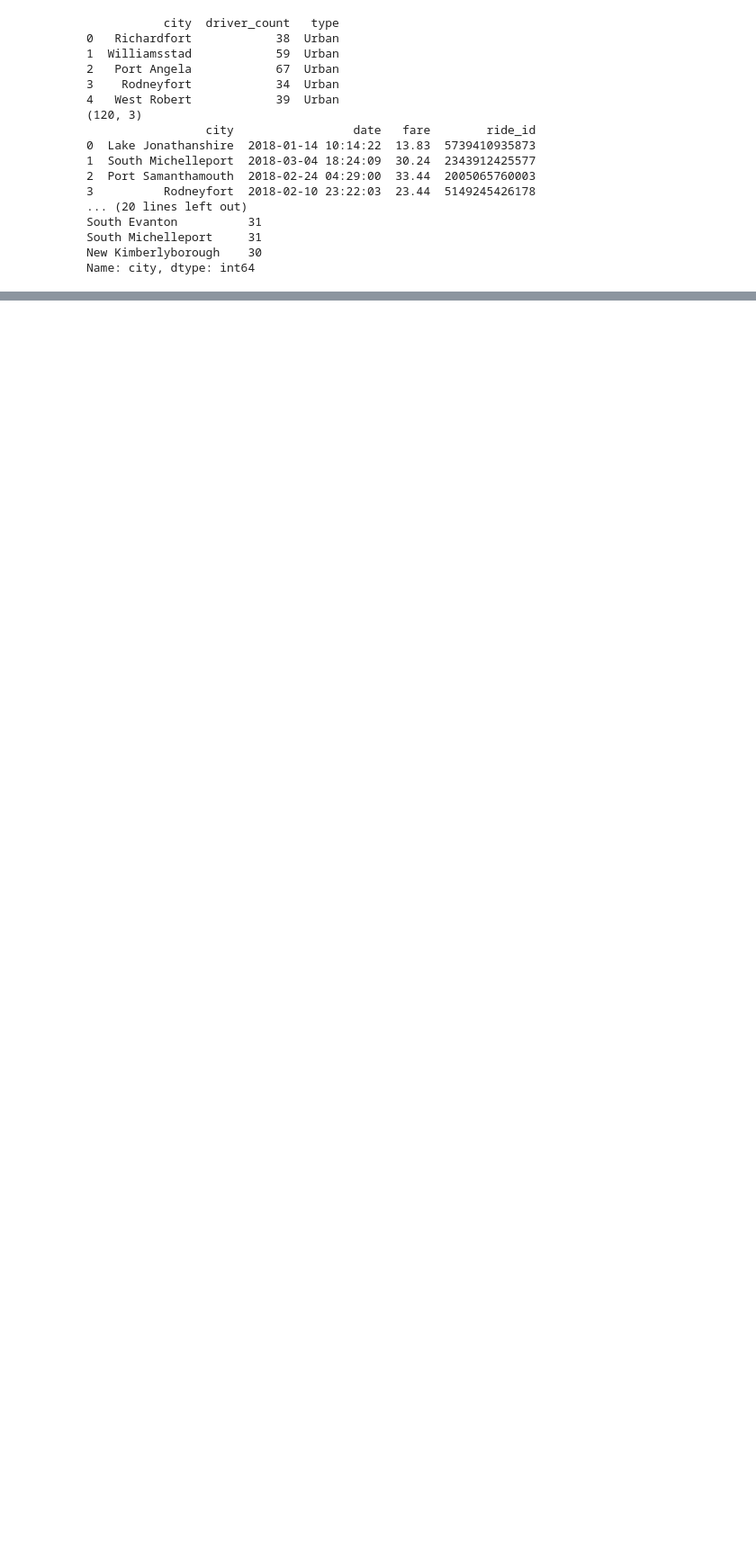
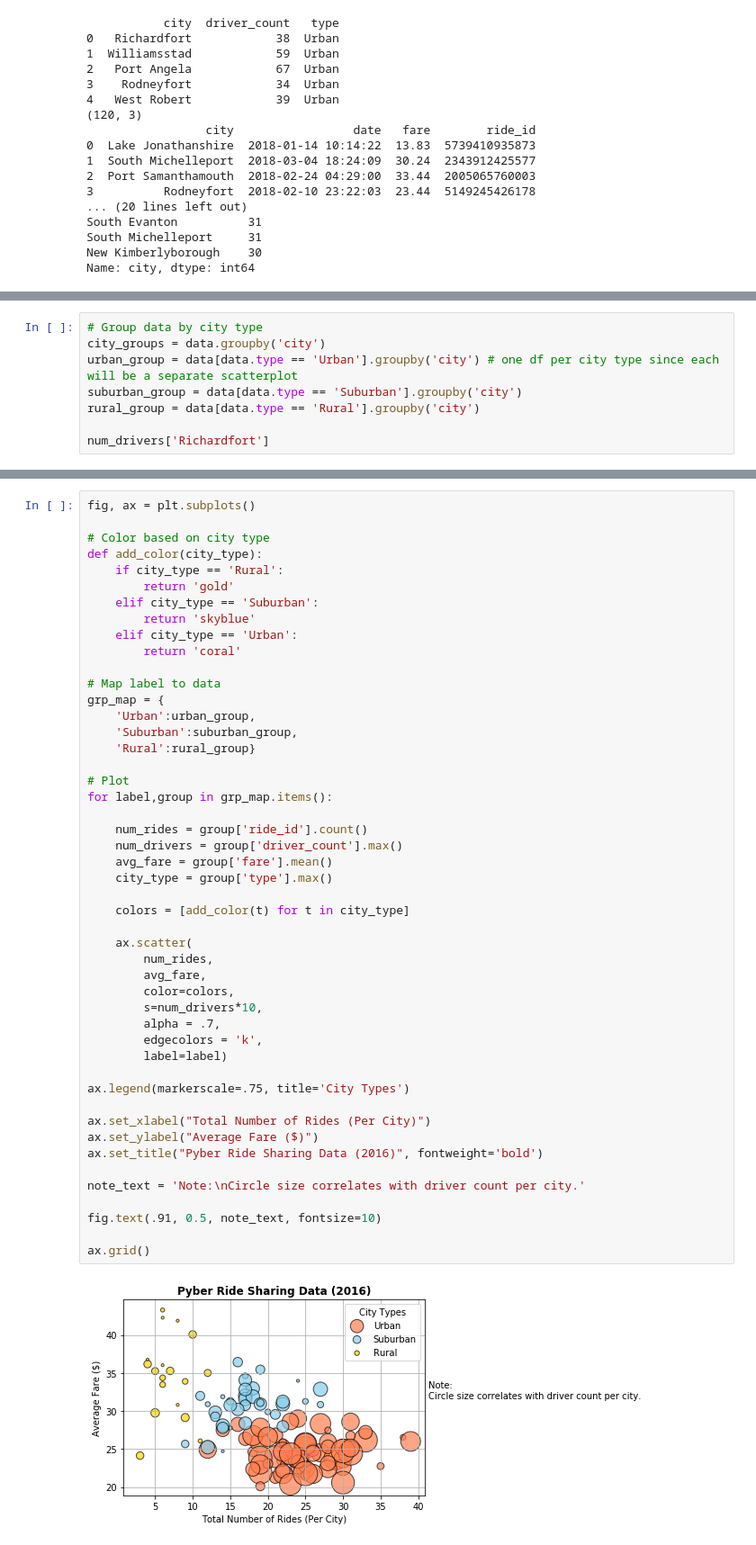
Before and after one commit to gfidanli/matplotlib-Pyber, a Jupyter notebook: Analysis.ipynb, the cells around one changed output, grey strips where cells are left out. Shown at 90% size. Cells and saved outputs as stored; diff of their text form; blank space fills up the shorter version.

Commit message:
Add Plot of Ride Sharing Data

```diff
--- a/Analysis.ipynb
+++ b/Analysis.ipynb
@@ -57,0 +65,8 @@ print(data.shape)
+# %%
+# Group data by city type
+city_groups = data.groupby('city')
+urban_group = data[data.type == 'Urban'].groupby('city') # one df per city type since each will be a separate scatterplot
+suburban_group = data[data.type == 'Suburban'].groupby('city')
+rural_group = data[data.type == 'Rural'].groupby('city')
+
+num_drivers['Richardfort']
@@ -57,0 +75,50 @@ print(data.shape)
+# %%
+fig, ax = plt.subplots()
+
+# Color based on city type
+def add_color(city_type):
+    if city_type == 'Rural':
+        return 'gold'
+    elif city_type == 'Suburban':
+        return 'skyblue'
+    elif city_type == 'Urban':
+        return 'coral'
+
+# Map label to data
+grp_map = {
+    'Urban':urban_group,
+    'Suburban':suburban_group,
+    'Rural':rural_group}
+
+# Plot
+for label,group in grp_map.items():
+
+    num_rides = group['ride_id'].count()
+    num_drivers = group['driver_count'].max()
+    avg_fare = group['fare'].mean()
+    city_type = group['type'].max()
+
+    colors = [add_color(t) for t in city_type]
+
+    ax.scatter(
+        num_rides,
+        avg_fare,
+        color=colors,
+        s=num_drivers*10,
+        alpha = .7,
+        edgecolors = 'k',
+        label=label)
+
+ax.legend(markerscale=.75, title='City Types')
+
+ax.set_xlabel("Total Number of Rides (Per City)")
+ax.set_ylabel("Average Fare ($)")
+ax.set_title("Pyber Ride Sharing Data (2016)", fontweight='bold')
+
+note_text = 'Note:\nCircle size correlates with driver count per city.'
+
+fig.text(.91, 0.5, note_text, fontsize=10)
+
+ax.grid()
+# %% [output]
+[figure, added]
```
Also changed, not shown: parts of 3 cells of this notebook.
